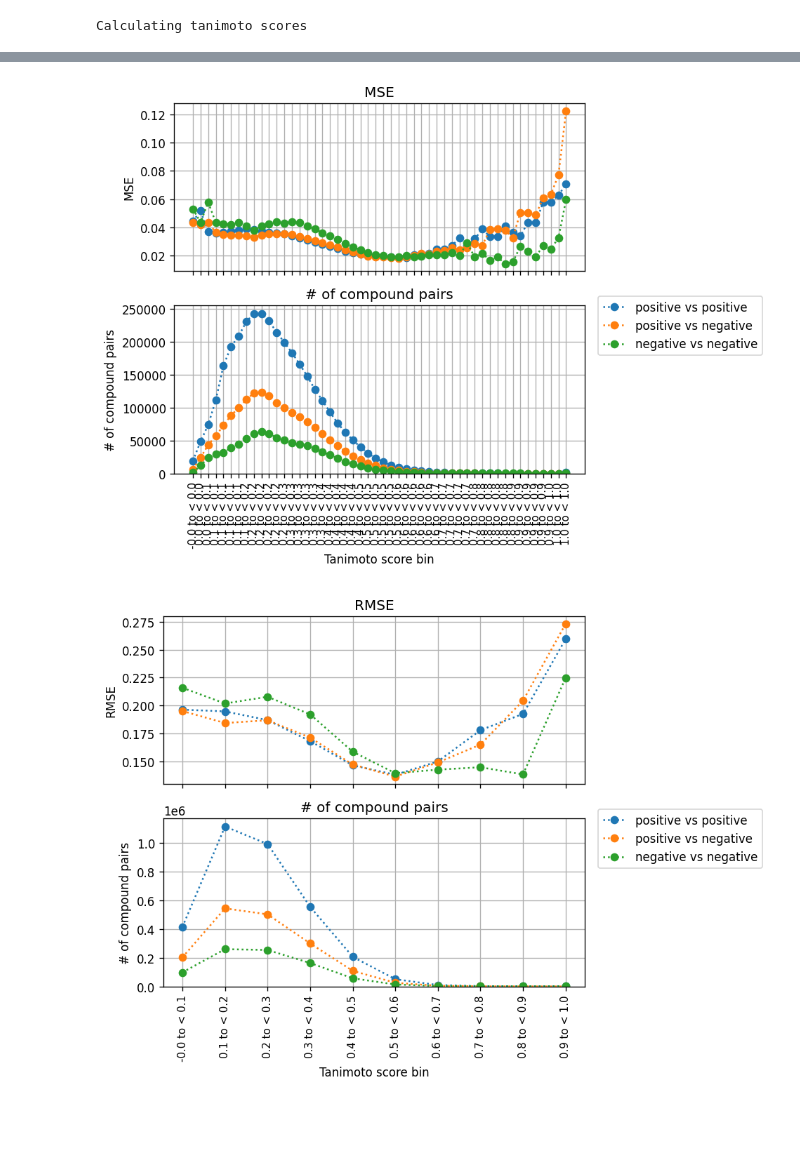
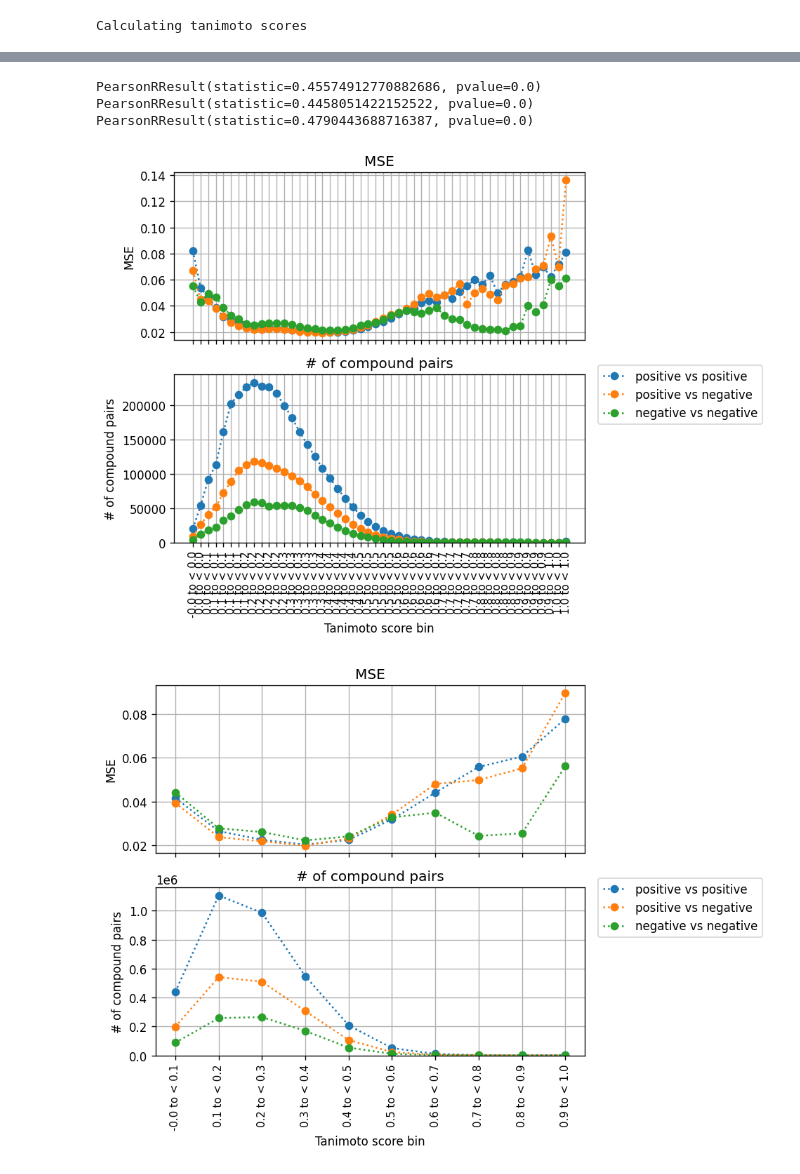
Before and after one commit to matchms/ms2deepscore, a Jupyter notebook: notebooks/model_benchmarking/create_benchmarking_plots.ipynb, the cells around one changed output, grey strips where cells are left out. Cells and saved outputs as stored; diff of their text form; code cells hidden in the pictures; blank space fills up the shorter version.

Commit message:
Update notebook to use test data and latest model.

```diff
--- a/notebooks/model_benchmarking/create_benchmarking_plots.ipynb
+++ b/notebooks/model_benchmarking/create_benchmarking_plots.ipynb
@@ -17,13 +17,13 @@ def download_file(link, file_name):
                 bar.update(len(chunk))  # Update progress bar by the chunk size
 
 model_file_name = "ms2deepscore_model.pt"
-neg_val_spectra_file_name = "neg_validation_spectra.mgf"
-pos_val_spectra_file_name = "pos_validation_spectra.mgf"
+neg_test_spectra_file_name = "neg_testing_spectra.mgf"
+pos_test_spectra_file_name = "pos_testing_spectra.mgf"
 
-download_file("https://zenodo.org/records/13897744/files/settings.json?download=1", "ms2deepscore_settings.json")
-download_file("https://zenodo.org/records/13897744/files/ms2deepscore_model.pt?download=1", model_file_name)
-download_file("https://zenodo.org/records/13934470/files/negative_validation_spectra.mgf?download=1", neg_val_spectra_file_name)
-download_file("https://zenodo.org/records/13934470/files/positive_validation_spectra.mgf?download=1", pos_val_spectra_file_name)
+download_file("https://zenodo.org/records/14290920/files/settings.json?download=1", "ms2deepscore_settings.json")
+download_file("https://zenodo.org/records/14290920/files/ms2deepscore_model.pt?download=1", model_file_name)
+download_file("https://zenodo.org/records/13934470/files/negative_testing_spectra.mgf?download=1", neg_test_spectra_file_name)
+download_file("https://zenodo.org/records/13934470/files/positive_testing_spectra.mgf?download=1", pos_test_spectra_file_name)
 # %% [output]
 The file ms2deepscore_settings.json already exists, the file won't be downloaded
 The file ms2deepscore_model.pt already exists, the file won't be downloaded
@@ -35,8 +35,8 @@ from tqdm import tqdm
 import os
 
 
-pos_val = list(tqdm(load_from_mgf(pos_val_spectra_file_name)))
-neg_val = list(tqdm(load_from_mgf(neg_val_spectra_file_name)))
+pos_val = list(tqdm(load_from_mgf(pos_test_spectra_file_name)))
+neg_val = list(tqdm(load_from_mgf(neg_test_spectra_file_name)))
 # %%
 from ms2deepscore.benchmarking.CalculateScoresBetweenAllIonmodes import CalculateScoresBetweenAllIonmodes
 scores_between_ionmodes = CalculateScoresBetweenAllIonmodes(model_file_name, pos_val, neg_val)
@@ -59,13 +69,21 @@ create_3_heatmaps(scores_between_ionmodes, 50)
+# %%
+get_pearson_correlation(scores_between_ionmodes.pos_vs_neg_scores)
+get_pearson_correlation(scores_between_ionmodes.pos_vs_pos_scores)
+get_pearson_correlation(scores_between_ionmodes.neg_vs_neg_scores)
+# %% [output]
+PearsonRResult(statistic=0.45574912770882686, pvalue=0.0)
+PearsonRResult(statistic=0.4458051422152522, pvalue=0.0)
+PearsonRResult(statistic=0.4790443688716387, pvalue=0.0)
 # %%
 from ms2deepscore.benchmarking.plot_loss_per_bin import plot_loss_per_bin_multiple_benchmarks
 plot_loss_per_bin_multiple_benchmarks(scores_between_ionmodes.list_of_predictions_and_tanimoto_scores(), 50)
 # %% [output]
-[figure, old version]
+[figure, new version]
 # %%
 from ms2deepscore.benchmarking.plot_loss_per_bin import plot_loss_per_bin_multiple_benchmarks
-plot_loss_per_bin_multiple_benchmarks(scores_between_ionmodes.list_of_predictions_and_tanimoto_scores(), 10, "RMSE")
+plot_loss_per_bin_multiple_benchmarks(scores_between_ionmodes.list_of_predictions_and_tanimoto_scores(), 10, "MSE")
 # %% [output]
-[figure, old version]
+[figure, new version]
 # %%
 from ms2deepscore.benchmarking.plot_average_per_bin import plot_average_per_bin
 plot_average_per_bin(scores_between_ionmodes, 50)
```
Also changed, not shown: parts of 5 cells of this notebook.
